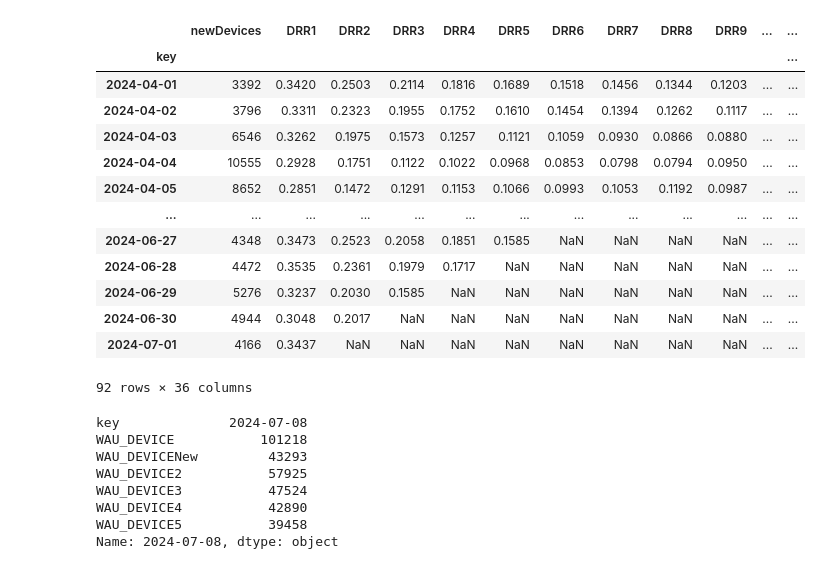
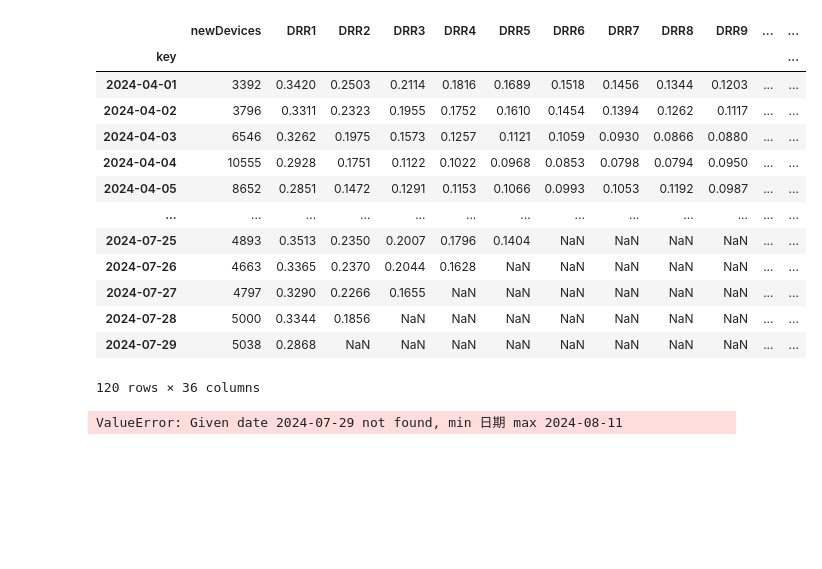
Before and after one commit to Serenayu-new/data-project, a Jupyter notebook: tapdb_CN.ipynb, the cells around one changed output. Saved outputs shown, nothing was run; the diff lists cells and outputs as text; code cells hidden in the pictures; blank space fills up the shorter version.

```diff
--- a/tapdb_CN.ipynb
+++ b/tapdb_CN.ipynb
@@ -104,45 +104,43 @@ data
 # %%
 # [RP_CN] Revenue Report >> 設備留存
 data = tapdb.get_data('RP CN (PRO)', 'retain', begin_date='2024-04-01', pf='and', type='both')
 data.sort_index(inplace=True)
 data['key'] = data['key'].astype(str)
 data_drr = data.loc[:, data.columns.str.contains('DRR')]
 data = pd.concat([data.loc[:, ['newDevices']], data_drr / 100], axis=1)
 
-data.to_csv('~/Desktop/retain.csv')
+data.to_csv(r'D:\Serena_Yu\Desktop\設備留存\retain.csv')
 data
 # %% [output]
 |  | newDevices | DRR1 | DRR2 | DRR3 | DRR4 | DRR5 | DRR6 | DRR7 | DRR8 | DRR9 | ... | ... |
 | key |  |  |  |  |  |  |  |  |  |  |  | ... |
 | 2024-04-01 | 3392 | 0.3420 | 0.2503 | 0.2114 | 0.1816 | 0.1689 | 0.1518 | 0.1456 | 0.1344 | 0.1203 | ... | ... |
 | 2024-04-02 | 3796 | 0.3311 | 0.2323 | 0.1955 | 0.1752 | 0.1610 | 0.1454 | 0.1394 | 0.1262 | 0.1117 | ... | ... |
 | 2024-04-03 | 6546 | 0.3262 | 0.1975 | 0.1573 | 0.1257 | 0.1121 | 0.1059 | 0.0930 | 0.0866 | 0.0880 | ... | ... |
 | 2024-04-04 | 10555 | 0.2928 | 0.1751 | 0.1122 | 0.1022 | 0.0968 | 0.0853 | 0.0798 | 0.0794 | 0.0950 | ... | ... |
 | 2024-04-05 | 8652 | 0.2851 | 0.1472 | 0.1291 | 0.1153 | 0.1066 | 0.0993 | 0.1053 | 0.1192 | 0.0987 | ... | ... |
 | ... | ... | ... | ... | ... | ... | ... | ... | ... | ... | ... | ... | ... |
-| 2024-06-27 | 4348 | 0.3473 | 0.2523 | 0.2058 | 0.1851 | 0.1585 | NaN | NaN | NaN | NaN | ... | ... |
-| 2024-06-28 | 4472 | 0.3535 | 0.2361 | 0.1979 | 0.1717 | NaN | NaN | NaN | NaN | NaN | ... | ... |
-| 2024-06-29 | 5276 | 0.3237 | 0.2030 | 0.1585 | NaN | NaN | NaN | NaN | NaN | NaN | ... | ... |
-| 2024-06-30 | 4944 | 0.3048 | 0.2017 | NaN | NaN | NaN | NaN | NaN | NaN | NaN | ... | ... |
-| 2024-07-01 | 4166 | 0.3437 | NaN | NaN | NaN | NaN | NaN | NaN | NaN | NaN | ... | ... |
+| 2024-07-25 | 4893 | 0.3513 | 0.2350 | 0.2007 | 0.1796 | 0.1404 | NaN | NaN | NaN | NaN | ... | ... |
+| 2024-07-26 | 4663 | 0.3365 | 0.2370 | 0.2044 | 0.1628 | NaN | NaN | NaN | NaN | NaN | ... | ... |
+| 2024-07-27 | 4797 | 0.3290 | 0.2266 | 0.1655 | NaN | NaN | NaN | NaN | NaN | NaN | ... | ... |
+| 2024-07-28 | 5000 | 0.3344 | 0.1856 | NaN | NaN | NaN | NaN | NaN | NaN | NaN | ... | ... |
+| 2024-07-29 | 5038 | 0.2868 | NaN | NaN | NaN | NaN | NaN | NaN | NaN | NaN | ... | ... |
-92 rows × 36 columns
+120 rows × 36 columns
 # %%
-# [RP_CN] Revenue Report >> 活躍設備
-sheet.change_sheet('Daily Re.')
+# [RP_CN] Revenue Report >> Wkly Re.
+sheet.change_sheet('Wkly Re.')
 data = tapdb.get_data('RP CN (PRO)', 'wau', device=True)
+target_week=target_date-timedelta(days=target_date.weekday())
+row=data.loc[target_week]
 
-target_week = target_date - timedelta(days=target_date.weekday())
-row = data.loc[target_week]
+sheet.update_cells('活躍設備\n(tap db)', int(row['WAU_DEVICE']))
 
-#sheet.update_cells('活躍設備\n(tap db)', int(row['DAU_DEVICE']))
-# sheet.update_cells('活躍設備\n(android)', int(row['Android', 'DAU_DEVICE']))
-row
+
+data = tapdb.get_data('RP CN (PRO)', 'wau', device=True, pf='and')
+target_week=target_date-timedelta(days=target_date.weekday())
+row=data.loc[target_week]
+sheet.update_cells('活躍設備\n(Android)', int(row['WAU_DEVICE']))
+
+data
 # %% [output]
-key              2024-07-08
-WAU_DEVICE           101218
-WAU_DEVICENew         43293
-WAU_DEVICE2           57925
-WAU_DEVICE3           47524
-WAU_DEVICE4           42890
-WAU_DEVICE5           39458
-Name: 2024-07-08, dtype: object
+ValueError: Given date 2024-07-29 not found, min 日期 max 2024-08-11
```
Also changed, not shown: parts of 6 cells of this notebook, 6 other files.
